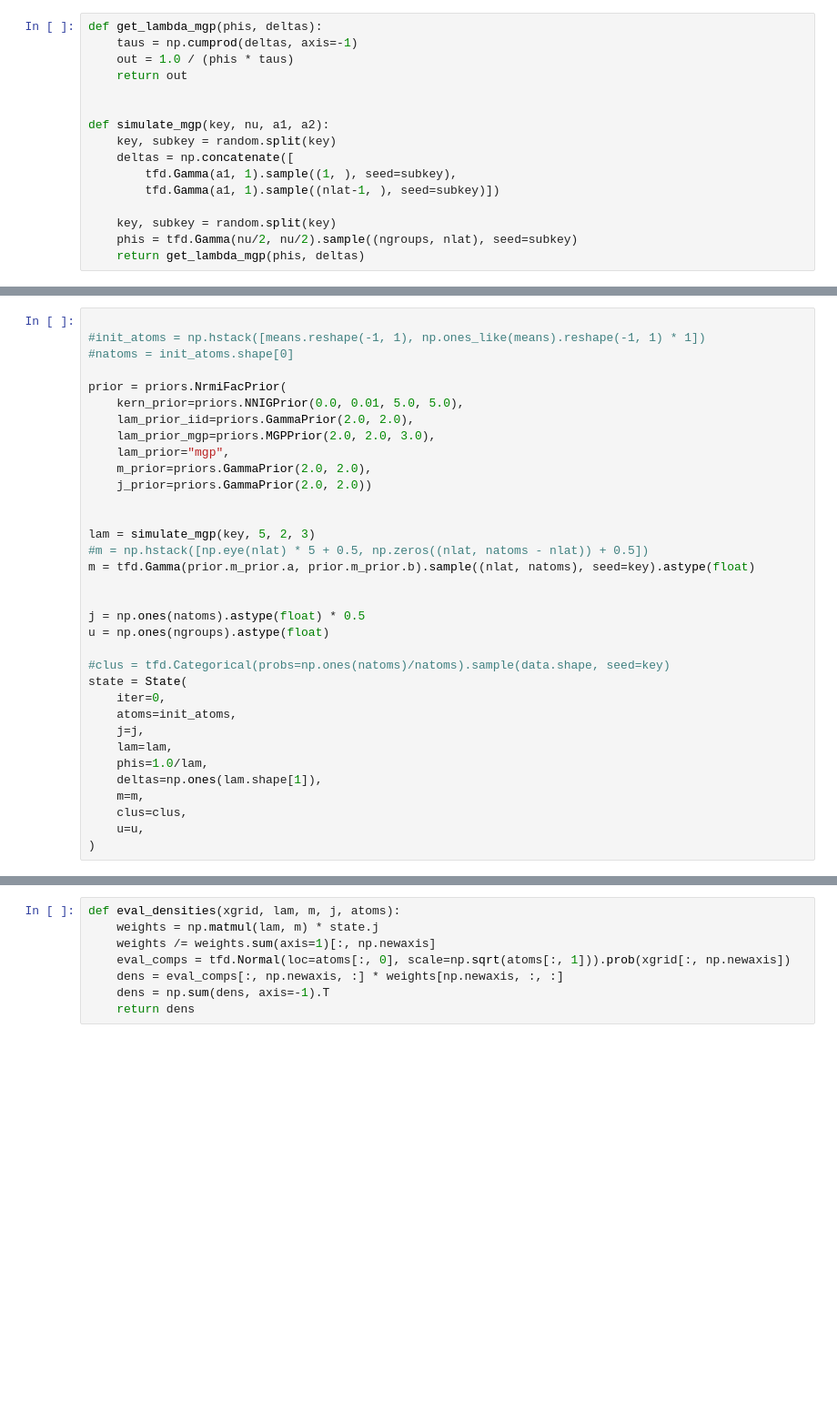
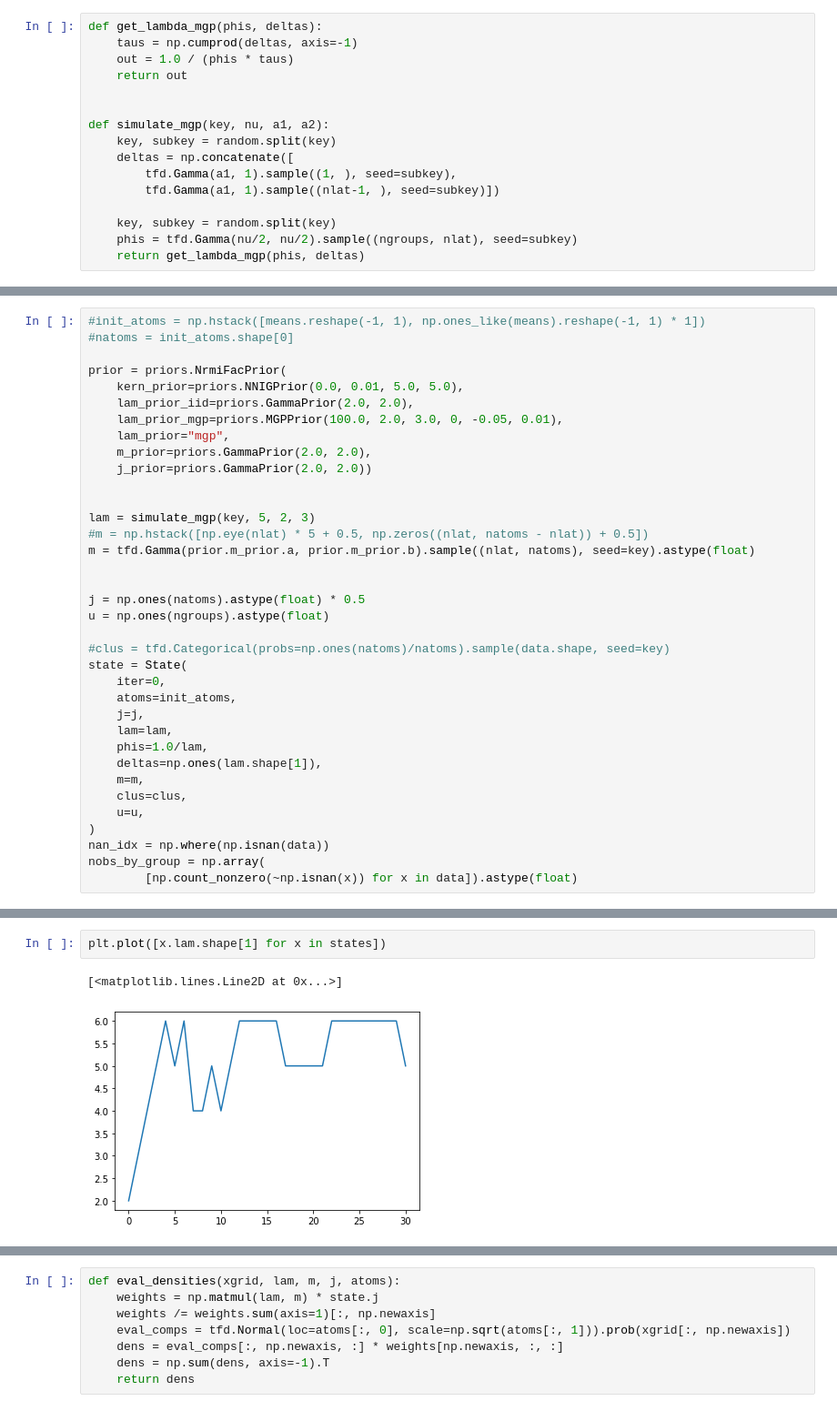
Before and after one commit to mberaha/nrmifactors, a Jupyter notebook: Simulation_1_mgp.ipynb, the cells around one changed output, grey strips where cells are left out. Shown at 91% size. Saved outputs shown, nothing was run; the diff lists cells and outputs as text; blank space fills up the shorter version.

```diff
--- a/Simulation_1_mgp.ipynb
+++ b/Simulation_1_mgp.ipynb
@@ -118,12 +114,11 @@ plt.imshow(simulate_mgp(key, 1, 2, 3))
 # %%
-
 #init_atoms = np.hstack([means.reshape(-1, 1), np.ones_like(means).reshape(-1, 1) * 1])
 #natoms = init_atoms.shape[0]
 
 prior = priors.NrmiFacPrior(
     kern_prior=priors.NNIGPrior(0.0, 0.01, 5.0, 5.0),
     lam_prior_iid=priors.GammaPrior(2.0, 2.0),
-    lam_prior_mgp=priors.MGPPrior(2.0, 2.0, 3.0),
+    lam_prior_mgp=priors.MGPPrior(100.0, 2.0, 3.0, 0, -0.05, 0.01),
     lam_prior="mgp",
     m_prior=priors.GammaPrior(2.0, 2.0),
     j_prior=priors.GammaPrior(2.0, 2.0))
@@ -149,3 +144,6 @@ state = State(
     clus=clus,
     u=u,
 )
+nan_idx = np.where(np.isnan(data))
+nobs_by_group = np.array(
+        [np.count_nonzero(~np.isnan(x)) for x in data]).astype(float)
@@ -157,0 +207,5 @@ nobs_by_group = np.array(
+# %%
+plt.plot([x.lam.shape[1] for x in states])
+# %% [output]
+[<matplotlib.lines.Line2D at 0x...>]
+[figure, added]
```
Also changed, not shown: parts of 31 cells of this notebook, 7 other files.
